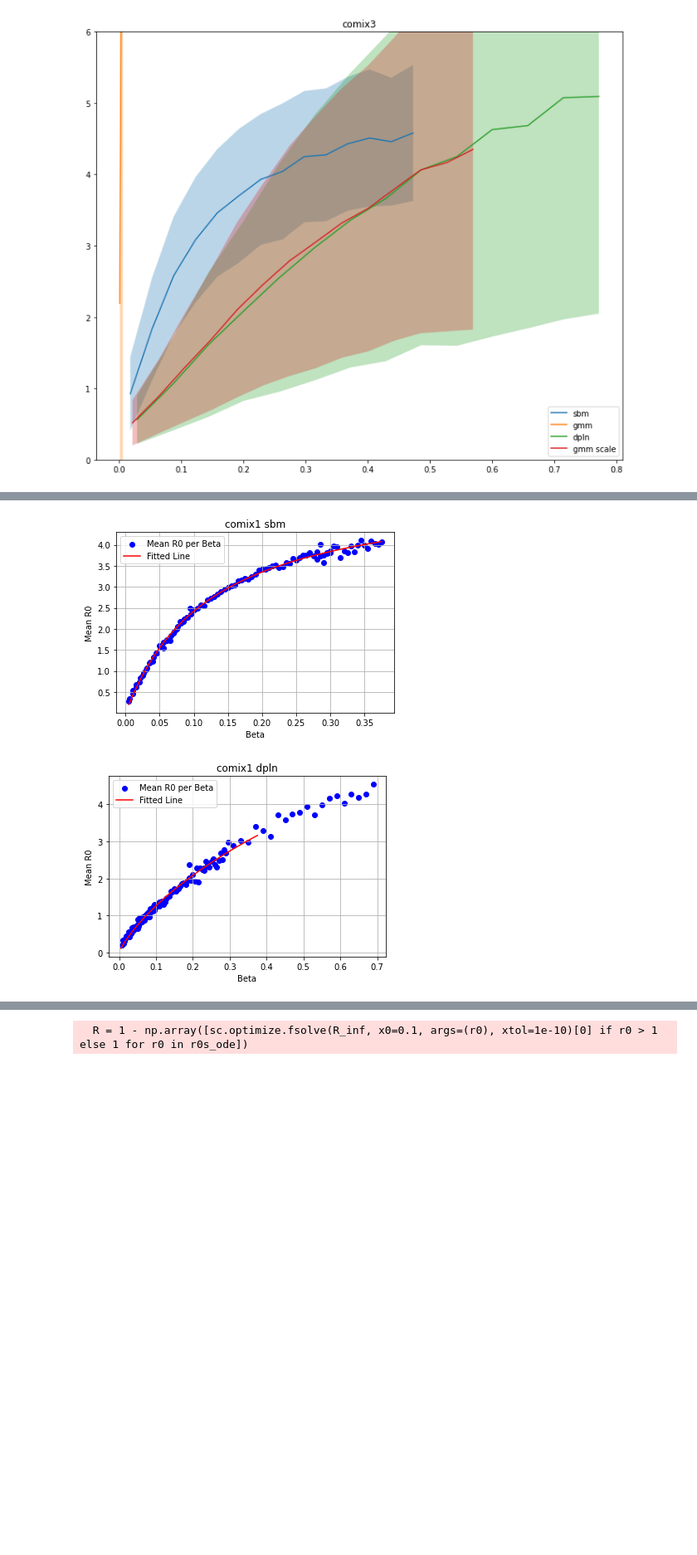
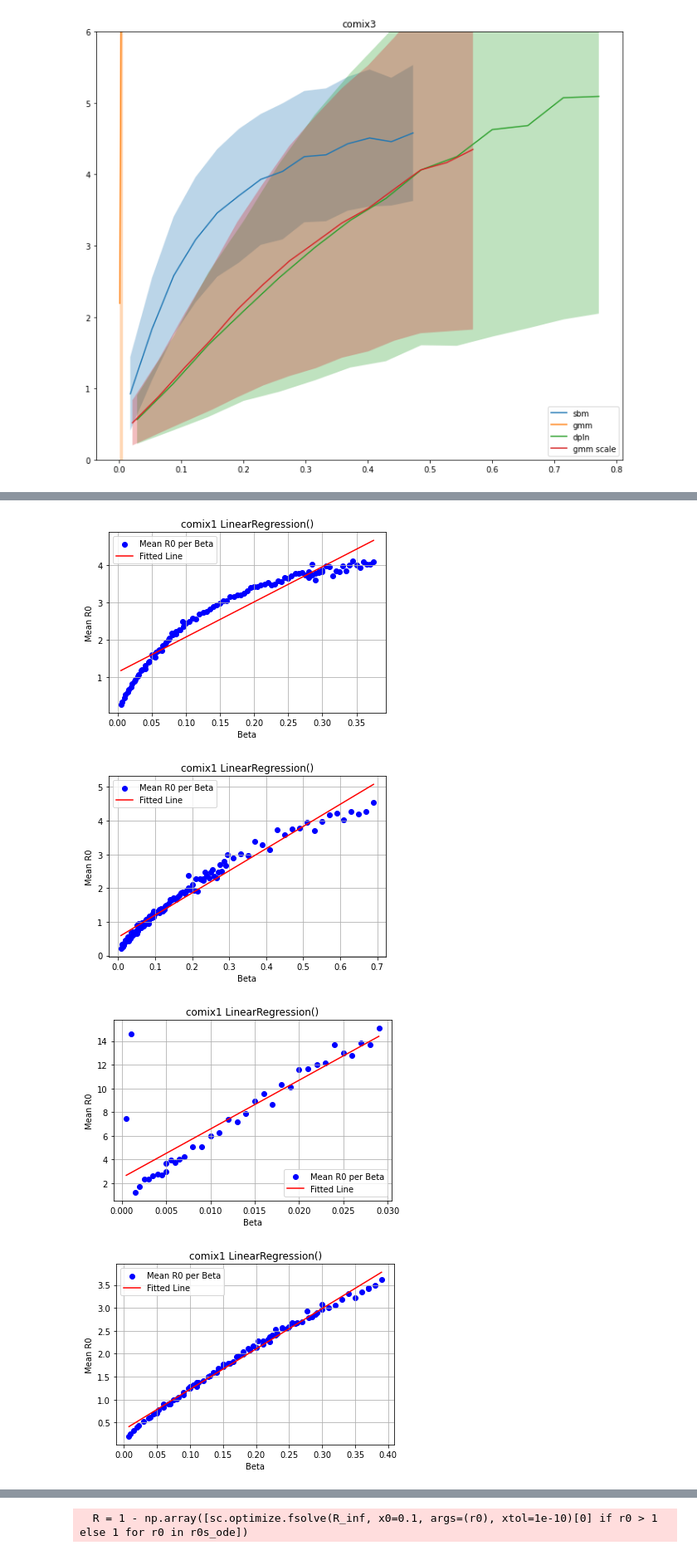
Before and after one commit to LukeMurrayKearney/Data-Driven-Networks-Code, a Jupyter notebook: figs.ipynb, the cells around one changed output, grey strips where cells are left out. Shown at 83% size. Drawn from its saved outputs; the diff is of its cells as text; code cells hidden in the pictures; blank space fills up the shorter version.

```diff
--- a/figs.ipynb
+++ b/figs.ipynb
@@ -935,0 +931,11 @@ sims['r0']
+# %%
+# remove outliers for line fitting
+with open(f'output_data/sims/final/comix1_gmm.json', 'r') as f:
+    sims = json.load(f)
+
+outliers = [0.0005,0.001]
+print(len(sims['beta']),len(sims['r0']))
+tmp1, tmp2 = [a for a in sims['beta'] if a not in outliers], [a for i, a in enumerate(sims['r0']) if sims['beta'][i] not in outliers]
+sims['beta'], sims['r0'] = tmp1, tmp2
+with open(f'output_data/sims/final/comix1_gmm.json', 'w') as f:
+    json.dump(sims,f)
@@ -957,39 +966,45 @@ for data in datas:
         betas = []
         r0_means = []
 
         for beta_val in sorted(beta_to_r0):
             if len(beta_to_r0[beta_val]) > 10:
                 betas.append(beta_val)
                 r0_vals = beta_to_r0[beta_val]
                 r0_means.append(np.mean(r0_vals))   # Use np.median(r0_vals) for median
 
         # Convert to arrays for regression
         X = np.array(betas).reshape(-1, 1)
         y = np.array(r0_means)
 
-        # # Fit linear regression
-        # model = LinearRegression()
-        # model.fit(X, y)
+        ################# Linear ####################
+        # Fit linear regression
+        model = LinearRegression()
+        model.fit(X, y)
+        x_range = np.linspace(min(betas), max(betas), 100).reshape(-1, 1)
+        y_pred = model.predict(x_range)
 
-        def hill_func(x, Vmax, K, n):
-            return Vmax * (x**n) / (K**n + x**n)
+        ############### non-linear ######################
+        # def hill_func(x, Vmax, K, n):
+        #     return Vmax * (x**n) / (K**n + x**n)
 
-        popt, _ = curve_fit(hill_func, X.flatten(), y, bounds=(0, np.inf))
+        # popt, _ = curve_fit(hill_func, X.flatten(), y, bounds=(0, np.inf))
 
-        y_pred = hill_func(x_range, *popt)
+        # y_pred = hill_func(x_range, *popt)
 
         # Plot
         plt.scatter(betas, r0_means, color='blue', label='Mean R0 per Beta')
         plt.plot(x_range, y_pred, color='red', label='Fitted Line')
         plt.xlabel('Beta')
         plt.ylabel('Mean R0')
         plt.title(f'{data} {model}')
         plt.legend()
         plt.grid(True)
         plt.show()
 
         # Print model parameters
         # print(f"Slope: {model.coef_[0]:.3f}, Intercept: {model.intercept_:.3f}")
 # %% [output]
-[figure, old version]
+[figure, new version]
-[figure, old version]
+[figure, new version]
+[figure, added]
+[figure, added]
```
Also changed, not shown: parts of 3 cells of this notebook, 4 other files.
